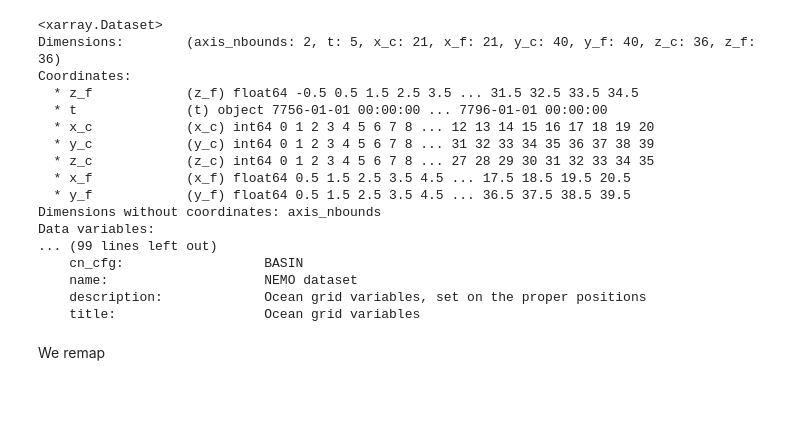
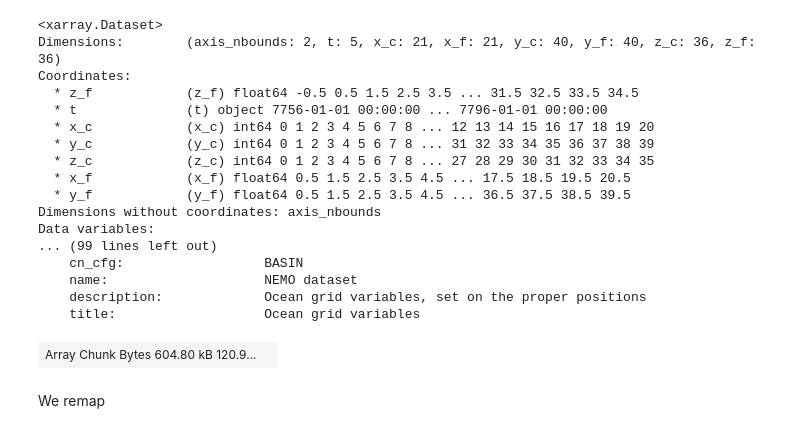
Before and after one commit to rcaneill/xbasin, a Jupyter notebook: docs/meridional_overturning_stream_function.ipynb, the cells around one changed output. Drawn from its saved outputs; the diff is of its cells as text; code cells hidden in the pictures; blank space fills up the shorter version.

```diff
--- a/docs/meridional_overturning_stream_function.ipynb
+++ b/docs/meridional_overturning_stream_function.ipynb
@@ -47,6 +43,10 @@ Data variables:
     name:                    NEMO dataset
     description:             Ocean grid variables, set on the proper positions
     title:                   Ocean grid variables
+# %%
+ds.thetao.data
+# %% [output]
+| Array Chunk Bytes 604.80 kB 120.9... |  |
 # %% [markdown]
 We remap
 # %%
```
Also changed, not shown: parts of 10 cells of this notebook, 3 other files.
